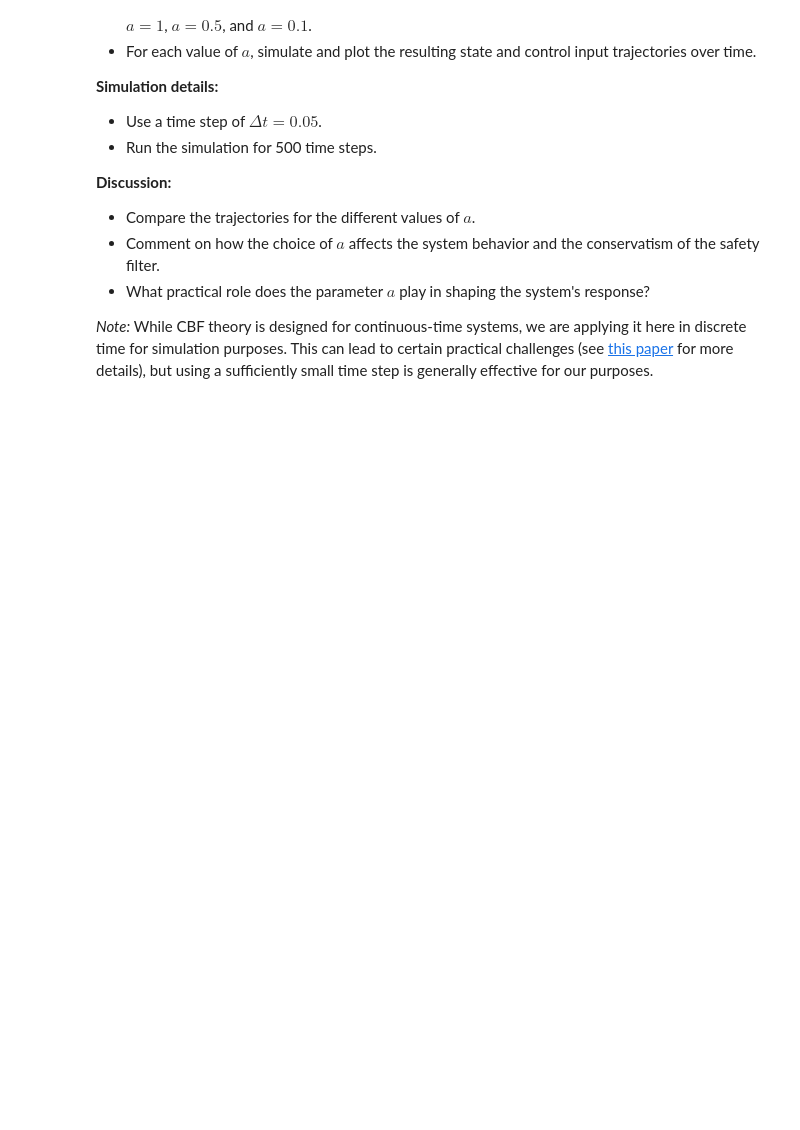
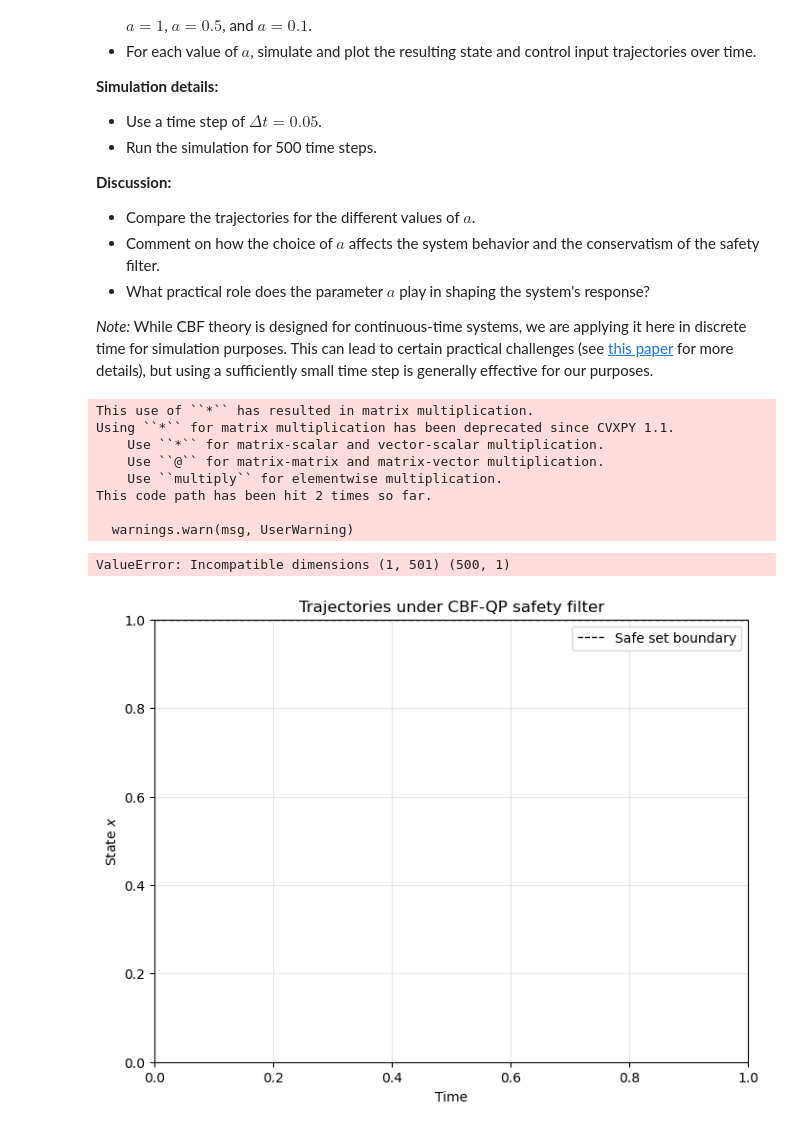
Before and after one commit to jimmyfowler/lmc-exercises, a Jupyter notebook: exercises/04_control_barrier_function.ipynb, the cells around one changed output. Cells and saved outputs as stored; diff of their text form; code cells hidden in the pictures; blank space fills up the shorter version.

```diff
--- a/exercises/04_control_barrier_function.ipynb
+++ b/exercises/04_control_barrier_function.ipynb
@@ -138,0 +167,55 @@ In this task, you will investigate the effect of the control barrier function (C
+# %%
+# TODO: implement the CBF-QP safety filter
+##### add your code here
+# you may need some helper functions
+# you may need to loop through the different values of a
+# you will need to write your own plotting code
+
+# simulation parameters
+dt = 0.05
+n_timesteps = 500
+
+x0 = -5
+u_des = [0.5]*n_timesteps
+a_values = [2, 1, 0.5, 0.1]
+
+def solve_trajectory(a):
+    u = cp.Variable(n_timesteps)  # control variable
+    x = cp.Variable(n_timesteps+1)  # state variable
+
+    objective = cp.Minimize(cp.norm(u - u_des, 2))
+    cbf_constraint = [2 * x[i] * u[i] >= -a * b(x[i]) for i in range(n_timesteps)]
+    initial_cond = x[0] == x0
+    constraints = [cbf_constraint, initial_cond]
+    problem = cp.Problem(objective, constraints)
+    problem.solve()
+
+    return x.value
+
+def plot_trajectory(trajectory, a):
+    plt.plot(trajectory, label=f"a={a}")
+
+plt.figure(figsize=(8, 6))
+plt.axhline(1, color='k', linestyle='--', linewidth=1, label="Safe set boundary")
+plt.xlabel("Time")
+plt.ylabel("State $x$")
+plt.title("Trajectories under CBF-QP safety filter")
+plt.grid(alpha=0.3)
+plt.legend()
+
+for a in a_values:
+    trajectory = solve_trajectory(a)
+    plot_trajectory(trajectory, a)
+
+##### end of add your code here
+# %% [output]
+This use of ``*`` has resulted in matrix multiplication.
+Using ``*`` for matrix multiplication has been deprecated since CVXPY 1.1.
+    Use ``*`` for matrix-scalar and vector-scalar multiplication.
+    Use ``@`` for matrix-matrix and matrix-vector multiplication.
+    Use ``multiply`` for elementwise multiplication.
+This code path has been hit 2 times so far.
+
+  warnings.warn(msg, UserWarning)
+ValueError: Incompatible dimensions (1, 501) (500, 1)
+[figure, added]
```
Also changed, not shown: parts of 6 cells of this notebook.
